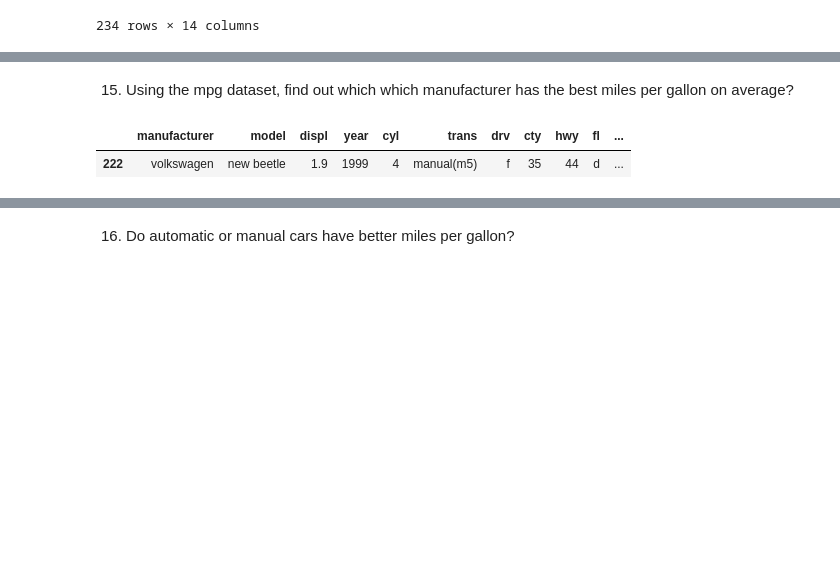
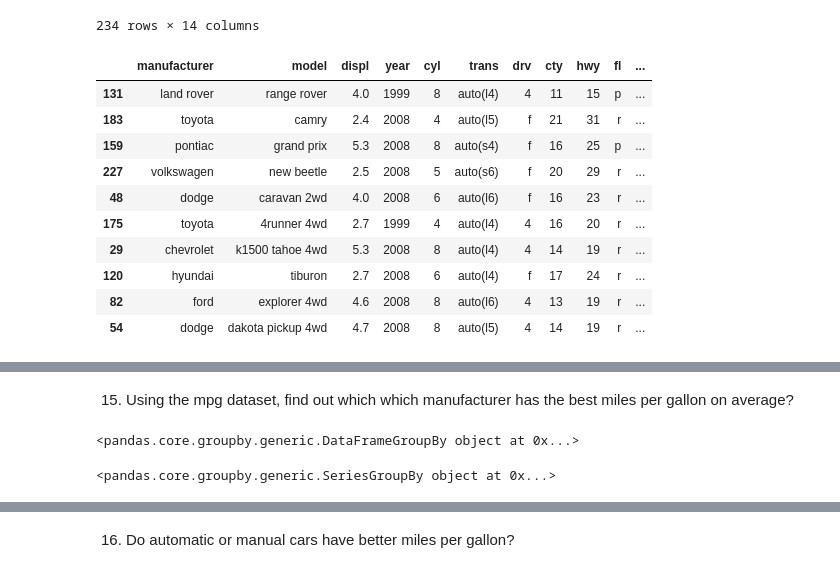
Before and after one commit to DilipBista/numpy-pandas-visualization-exercises, a Jupyter notebook: advanced_DataFrames.ipynb, the cells around one changed output, grey strips where cells are left out. Saved outputs shown, nothing was run; the diff lists cells and outputs as text; code cells hidden in the pictures; blank space fills up the shorter version.

```diff
--- a/advanced_DataFrames.ipynb
+++ b/advanced_DataFrames.ipynb
@@ -604,5 +612,5 @@ mpg
 # %%
-mpg['average_mileage']= (mpg.cty + mpg.hwy)/2
+mpg['average_mileage'] = mpg[['cty', 'hwy']].mean(axis = 1)
 mpg
 # %% [output]
 |  | manufacturer | model | displ | year | cyl | trans | drv | cty | hwy | fl | ... |
@@ -639,6 +648,21 @@ mpg
 | 233 | volkswagen | passat | 2.8 | 1999 | 6 | manual(m5) | f | 18 | 26 | p | ... |
 | 234 | volkswagen | passat | 3.6 | 2008 | 6 | auto(s6) | f | 17 | 26 | p | ... |
 234 rows × 14 columns
+# %%
+mpg['is_automatic']=mpg.trans.apply(lambda value: value[0] =='a')
+mpg.sample(10)
+# %% [output]
+|  | manufacturer | model | displ | year | cyl | trans | drv | cty | hwy | fl | ... |
+| 131 | land rover | range rover | 4.0 | 1999 | 8 | auto(l4) | 4 | 11 | 15 | p | ... |
+| 183 | toyota | camry | 2.4 | 2008 | 4 | auto(l5) | f | 21 | 31 | r | ... |
+| 159 | pontiac | grand prix | 5.3 | 2008 | 8 | auto(s4) | f | 16 | 25 | p | ... |
+| 227 | volkswagen | new beetle | 2.5 | 2008 | 5 | auto(s6) | f | 20 | 29 | r | ... |
+| 48 | dodge | caravan 2wd | 4.0 | 2008 | 6 | auto(l6) | f | 16 | 23 | r | ... |
+| 175 | toyota | 4runner 4wd | 2.7 | 1999 | 4 | auto(l4) | 4 | 16 | 20 | r | ... |
+| 29 | chevrolet | k1500 tahoe 4wd | 5.3 | 2008 | 8 | auto(l4) | 4 | 14 | 19 | r | ... |
+| 120 | hyundai | tiburon | 2.7 | 2008 | 6 | auto(l4) | f | 17 | 24 | r | ... |
+| 82 | ford | explorer 4wd | 4.6 | 2008 | 8 | auto(l6) | 4 | 13 | 19 | r | ... |
+| 54 | dodge | dakota pickup 4wd | 4.7 | 2008 | 8 | auto(l5) | 4 | 14 | 19 | r | ... |
 # %%
 mpg.T
 # %% [output]
@@ -660,8 +684,13 @@ mpg.T
 14 rows × 234 columns
 # %% [markdown]
  15. Using the mpg dataset, find out which which manufacturer has the best miles per gallon on average?
-# %%
-mpg[mpg.average_mileage==mpg.average_mileage.max()]
-# %% [output]
-|  | manufacturer | model | displ | year | cyl | trans | drv | cty | hwy | fl | ... |
-| 222 | volkswagen | new beetle | 1.9 | 1999 | 4 | manual(m5) | f | 35 | 44 | d | ... |
+# %%
+# identify what need to be compared
+mpg.groupby('manufacturer')
+# %% [output]
+<pandas.core.groupby.generic.DataFrameGroupBy object at 0x...>
+# %%
+# what need to be compared is (AVERAGE MILEAGE )
+mpg.groupby('manufacturer'). average_mileage
+# %% [output]
+<pandas.core.groupby.generic.SeriesGroupBy object at 0x...>
```
Also changed, not shown: parts of 17 cells of this notebook.
